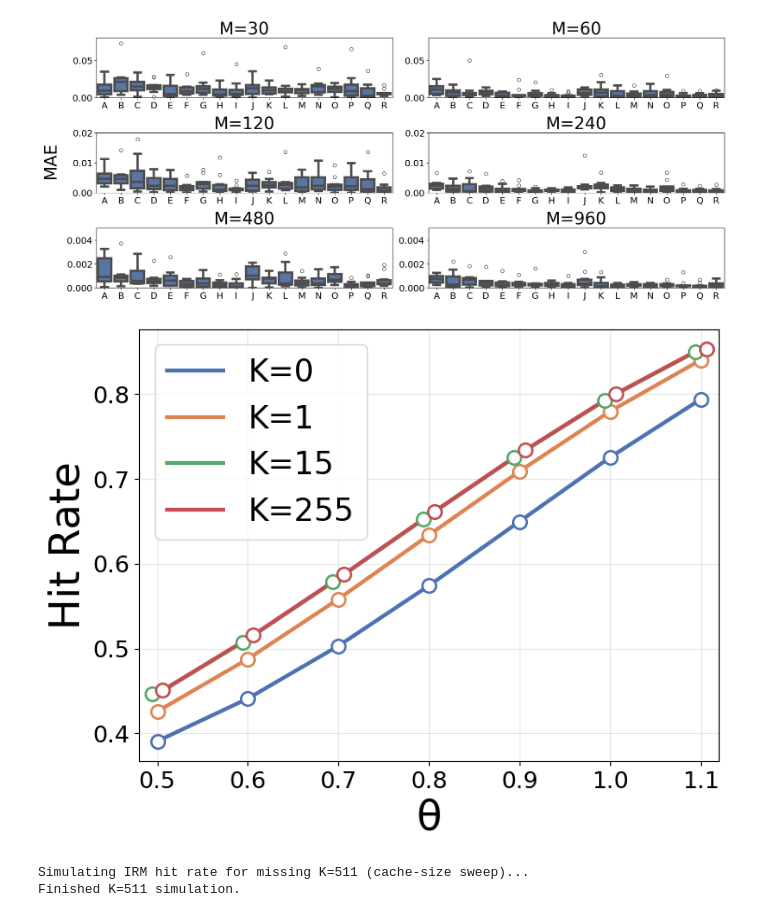
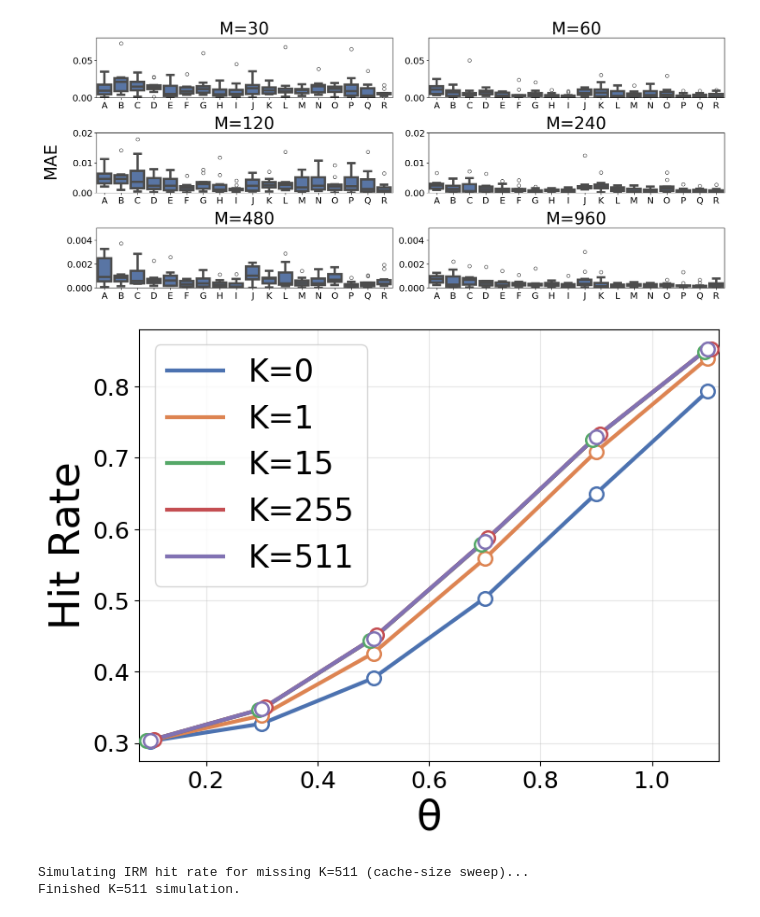
Before and after one commit to Effygal/cache-modeling, a Jupyter notebook: ttl-clock-k3.ipynb, the cells around one changed output. Drawn from its saved outputs; the diff is of its cells as text; code cells hidden in the pictures.

```diff
--- a/ttl-clock-k3.ipynb
+++ b/ttl-clock-k3.ipynb
@@ -432,36 +432,10 @@ with np.load('data/hr_vs_theta_cache.npz', allow_pickle=True) as cache:
 series_len = len(np.asarray(next(iter(hr_vs_theta_irm.values())), dtype=np.float64))
 if 'thetas' in globals() and len(thetas) == series_len:
     theta_arr = np.asarray(thetas, dtype=np.float64)
-elif series_len == 7:
-    theta_arr = np.array([0.5, 0.6, 0.7, 0.8, 0.9, 1.0, 1.1], dtype=np.float64)
+elif series_len == 9:
+    theta_arr = np.array([0.1, 0.3, 0.5, 0.7, 0.9, 1.1], dtype=np.float64)
 else:
     theta_arr = np.arange(series_len, dtype=np.float64)
-
-if 511 not in hr_vs_theta_irm:
-    n_items_local = int(globals().get('n_items', 1000))
-    trace_len_local = int(globals().get('trace_len', 10_000_000))
-    C_theta_local = int(globals().get('C_theta', 300))
-    theta_sim = theta_arr.astype(np.float64, copy=False)
-    run_k511 = lambda C, trc: tg.sim_clock(int(C), trc, raw=True, K=511)
-
-    print('Simulating IRM hit rate for missing K=511 (theta sweep)...')
-    irm_traces_k511 = [
-        gen_from_zipf(n_items_local, trace_len_local, float(theta))[1].astype(np.int32)
-        for theta in theta_sim
-    ]
-    hr_vs_theta_irm[511] = [run_k511(C_theta_local, trc) for trc in irm_traces_k511]
-
-    if 'cache_sizes' in globals():
-        C_arr_for_511 = np.asarray(cache_sizes, dtype=np.float64)
-    else:
-        C_arr_for_511 = np.array([100, 200, 300, 400, 500, 600, 700, 800, 900, 1000], dtype=np.float64)
-    base_theta_local = float(globals().get('base_theta', 0.8))
-    base_theta_idx_local = int(np.argmin(np.abs(theta_sim - base_theta_local)))
-    globals()['_hr_vs_C_irm_k511_sim'] = [
-        run_k511(C, irm_traces_k511[base_theta_idx_local]) for C in C_arr_for_511
-    ]
-    globals()['_cache_sizes_k511_sim'] = C_arr_for_511
-    print('Finished K=511 simulation.')
 
 ks_available = sorted(int(k) for k in hr_vs_theta_irm.keys())
 preferred_order = [0, 1, 15, 25, 255, 511]
@@ -505,34 +479,34 @@ for k, color in zip(ks, colors):
         y_mark,
         s=110,
         marker='o',
         facecolors='white',
         edgecolors=color,
         linewidths=1.8,
         zorder=3,
     )
 
     handles.append(line)
     labels.append(f'K={k}')
 
 ax.set_xlabel('θ', fontsize=32)
 ax.set_ylabel('Hit Rate', fontsize=32)
 ax.tick_params(axis='both', labelsize=18)
 ax.grid(True, alpha=0.3)
 ax.set_xlim(theta_arr.min() - 0.02, theta_arr.max() + 0.02)
 
 ax.legend(
     handles,
     labels,
     loc='upper left',
     fontsize=24,
     frameon=True,
     handlelength=1.8,
     columnspacing=1.0,
 )
 plt.savefig('figures/c_k_irm.pdf', bbox_inches='tight', format='pdf')
 plt.show()
 # %% [output]
-[figure, old version]
+[figure, new version]
 # %%
 with np.load('data/hr_vs_theta_cache.npz', allow_pickle=True) as cache:
     def _unwrap(name):
```
Also changed, not shown: parts of 3 cells of this notebook.
